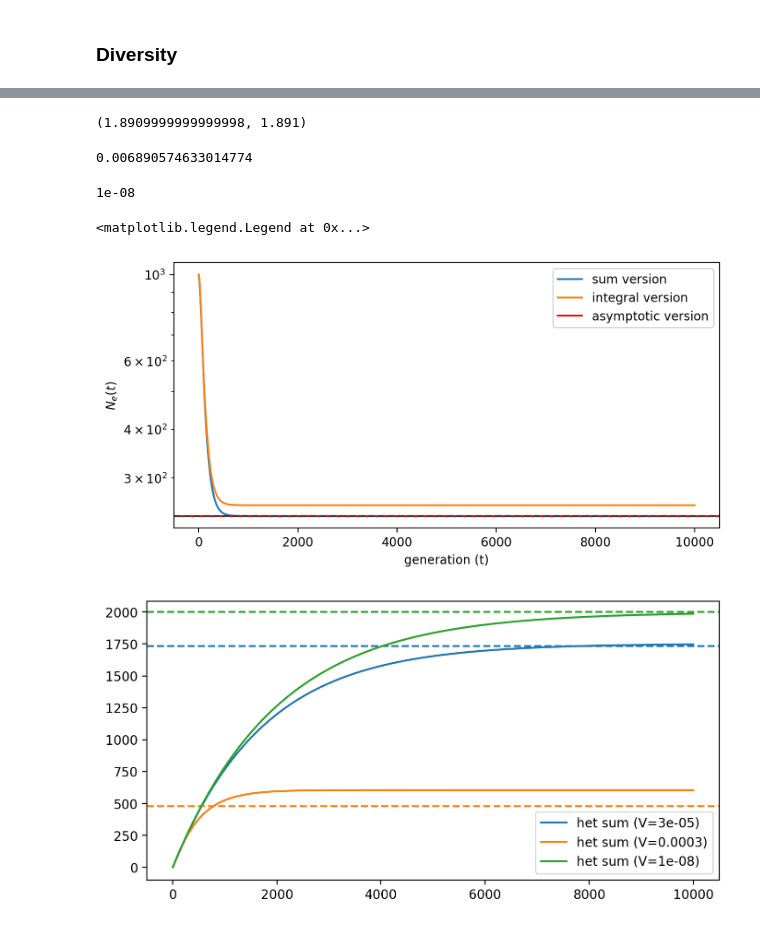
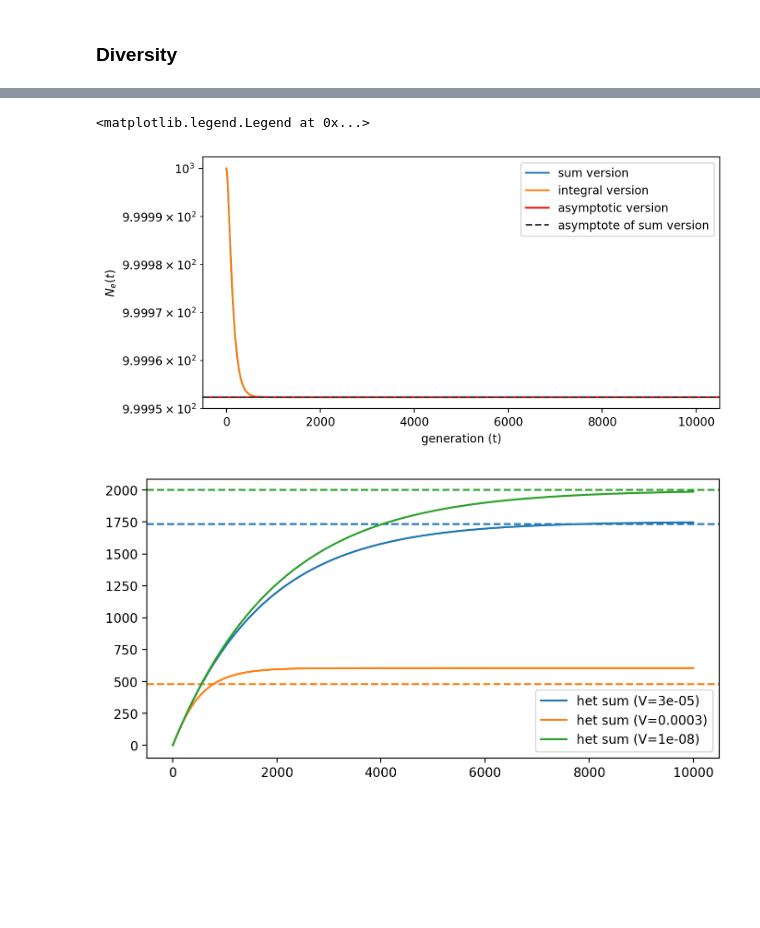
Before and after one commit to vsbuffalo/bprime, a Jupyter notebook: notebooks/region_simulations.ipynb, the cells around one changed output, grey strips where cells are left out. Saved outputs shown, nothing was run; the diff lists cells and outputs as text; code cells hidden in the pictures; blank space fills up the shorter version.

```diff
--- a/notebooks/region_simulations.ipynb
+++ b/notebooks/region_simulations.ipynb
@@ -96,8 +84,5 @@ from scipy.integrate import quad
 # %%
-V, Vm = 0.1, 0.01
+V, Vm = 1e-08, 0.01 * V
 Z = 1 - Vm/V
 r = 0.01
 t = 1
-(1 - (1 - r)**t * Z**(t+1) + (1 - r)**t * r * Z**(t+1))/(1 - Z + r*Z), np.sum((1-r)**np.arange(t+1) * (1-Vm/V)**np.arange(t+1))
-# %% [output]
-(1.8909999999999998, 1.891)
@@ -132,10 +125,9 @@ def Gamma(a, z):
         return -expi(-z)
     return gamma(a)*gammaincc(a, z)
 # %%
-from scipy.special import expi, gammaincc, gamma
 
 def Q2_sum_integral2(Z, L, tmax=1000, thresh=0.01, use_sum=False):
-    ts = np.arange(tmax+1)
+    ts = np.arange(tmax)
     Log = np.log
     Power = lambda x, y: x**y
     E = np.exp(1)
@@ -144,27 +136,25 @@ def Q2_sum_integral2(Z, L, tmax=1000, thresh=0.01, use_sum=False):
     k = 1-Z
     for t in ts:
         T = t
-        integrand =-((Power(-1 + Power(E,k*T),2)/(Power(E,2*k*T)*k) + 2*T*ExpIntegralEi(-2*k*T) - 2*T*ExpIntegralEi(-(k*T)))/(-1 + k)) + (Power(-1 + Power(E,(k + L - k*L)*T),2)/(Power(E,2*(k + L - k*L)*T)*(k + L - k*L)) + 2*T*ExpIntegralEi(-2*(k + L - k*L)*T) - 2*T*ExpIntegralEi((-k - L + k*L)*T))/(-1 + k)
+        integrand = -((Power(-1 + Power(E,k*T),2)/(Power(E,2*k*T)*k) + 2*T*ExpIntegralEi(-2*k*T) - 2*T*ExpIntegralEi(-(k*T)))/(-1 + k)) + ((-2*Power(E,k*(-2 + L)*T - L*T)*Power(-1 + Power(E,((-(k*(-2 + L)) + L)*T)/2.),2))/   (k*(-2 + L) - L) - 2*T*ExpIntegralEi(((k*(-2 + L) - L)*T)/2.) + 2*T*ExpIntegralEi((k*(-2 + L) - L)*T))/(-1 + k)
         vals.append(integrand)
+    vals[0] = 0  # normall it's NaN, but the series value is 0, so we set it to that
+    return (2/L)*np.array(vals)
 
-    return (1/L)*np.array(vals)
+def ave_het(Ne_t, parts=False):
+    x = np.array([np.prod(1 - 1/(2*Ne_t[:i])) for i in np.arange(len(Ne_t))])
+    if parts:
+        return x
+    return x.sum()
-# %%
-np.exp(V/2 *2/((-1 + Z)*(2 + (-2 + R)*Z)))
-# %% [output]
-0.006890574633014774
-# %%
-V
-# %% [output]
-1e-08
 # %%
 plt.plot(N*np.exp(-V/2*Q2_sum_integral(Z, R, 10000)), label='sum version')
 plt.plot(N*np.exp(-V/2*Q2_sum_integral2(Z, R, 10000)), label='integral version')
-plt.axhline(N*np.exp(-V/2 * -2/((-1 + Z)*(2 + (-2 + L*rbp)*Z))), c='r', label='asymptotic version')
-plt.axhline(N*np.exp(-V/2*Q2_sum_integral(Z, R)[-1]), c='0.22', linestyle='dashed')
+plt.axhline(N*np.exp(-V/2 * Q2_asymptotic(Z, R)), c='r', label='asymptotic version')
+plt.axhline(N*np.exp(-V/2* Q2_sum_integral(Z, R)[-1]), c='0.22', label='asymptote of sum version', linestyle='dashed')
 plt.semilogy()
 plt.ylabel("$N_e(t)$")
 plt.xlabel("generation (t)")
 plt.legend()
 # %% [output]
 <matplotlib.legend.Legend at 0x...>
-[figure, old version]
+[figure, new version]
```
Also changed, not shown: parts of 22 cells of this notebook.
